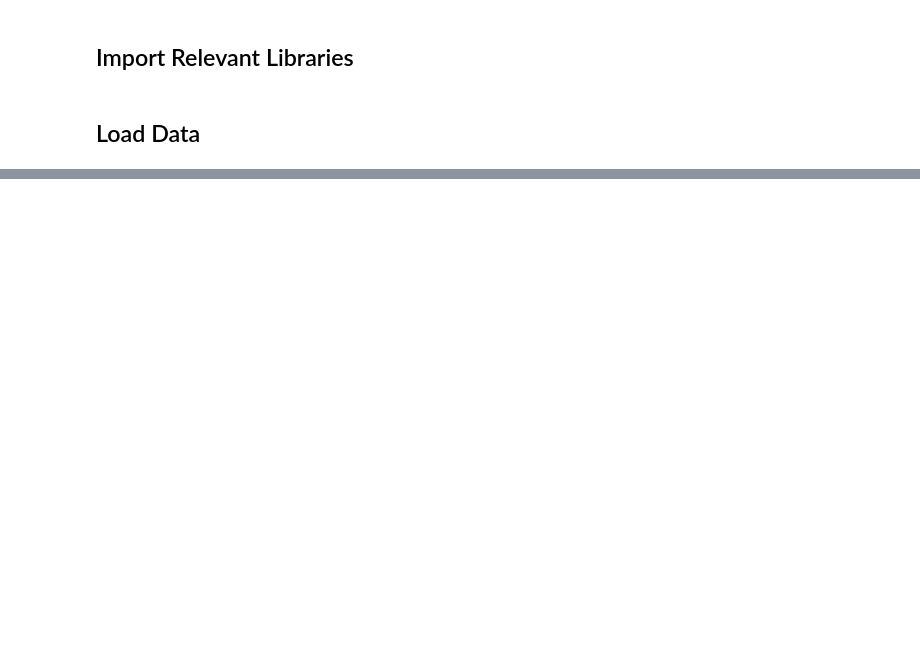
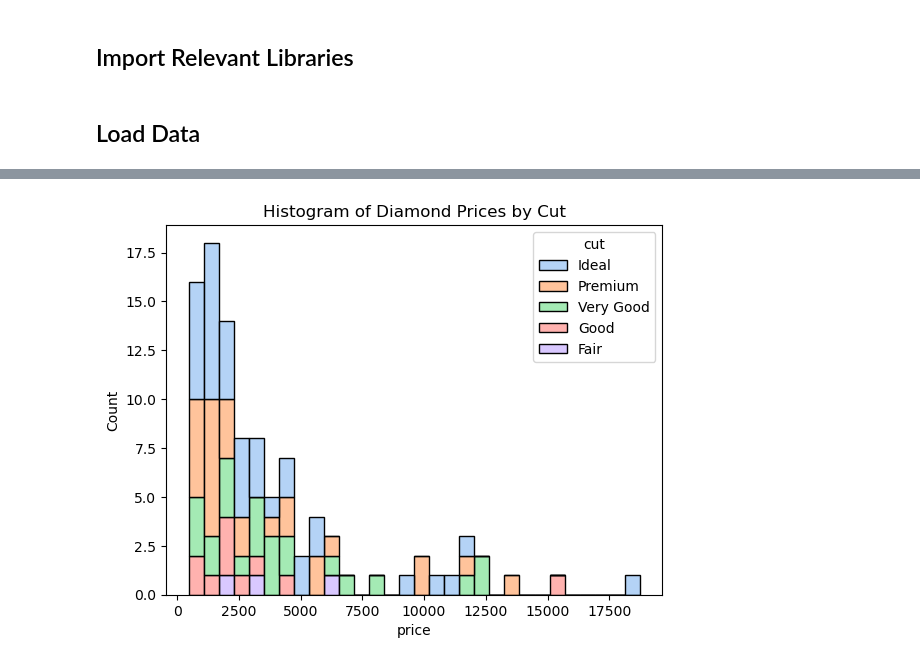
Before and after one commit to AmeUr56/Notes, a Jupyter notebook: Visualizations/Seaborn .ipynb, the cells around one changed output, grey strips where cells are left out. Saved outputs shown, nothing was run; the diff lists cells and outputs as text; code cells hidden in the pictures; blank space fills up the shorter version.

```diff
--- a/Visualizations/Seaborn .ipynb
+++ b/Visualizations/Seaborn .ipynb
@@ -125,0 +114,15 @@ sns.kdeplot(data=diamonds_df,x='price')
+# %%
+sns.histplot(
+    data=diamonds_df,
+    x="price",
+    hue="cut",
+    bins=30,
+    multiple="stack",
+    palette="pastel",
+    alpha=0.8
+)
+
+plt.title("Histogram of Diamond Prices by Cut")
+plt.show()
+# %% [output]
+[figure, added]
```
Also changed, not shown: parts of 57 cells of this notebook.
